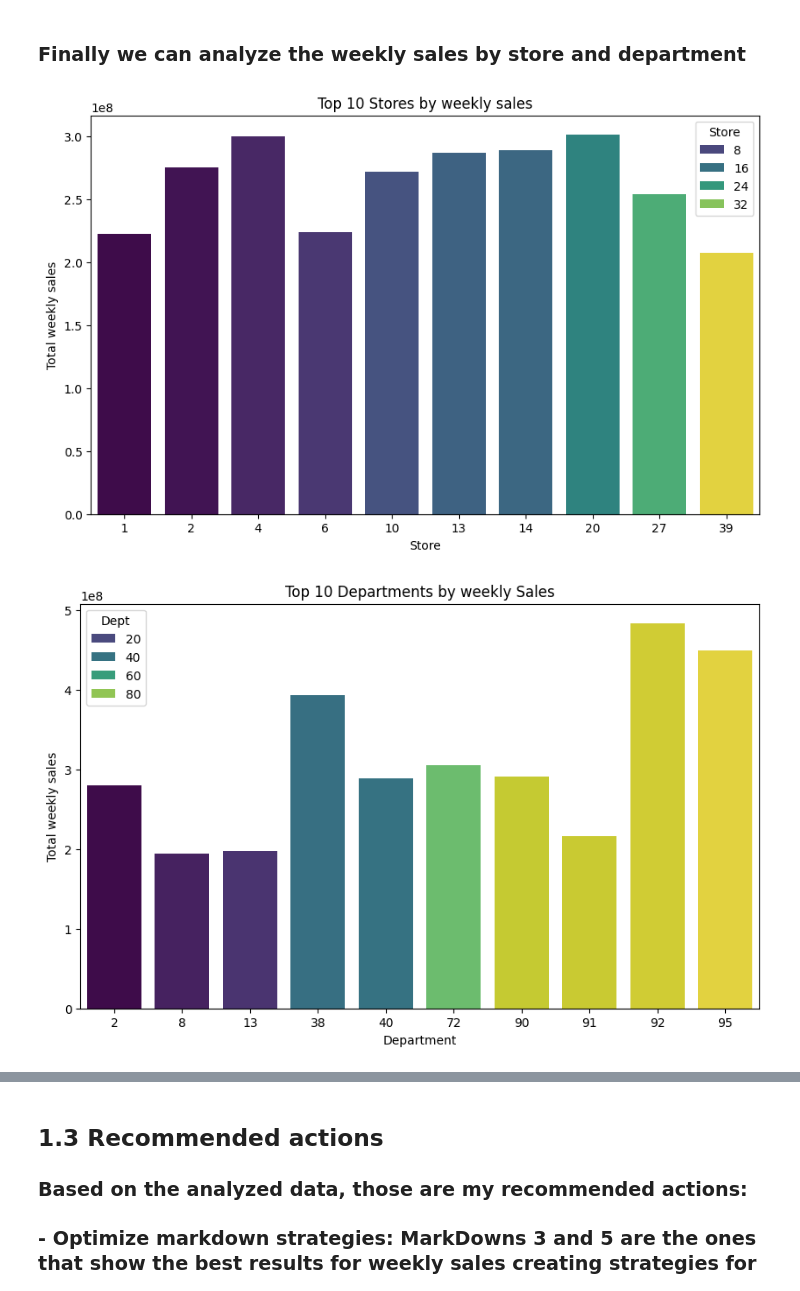
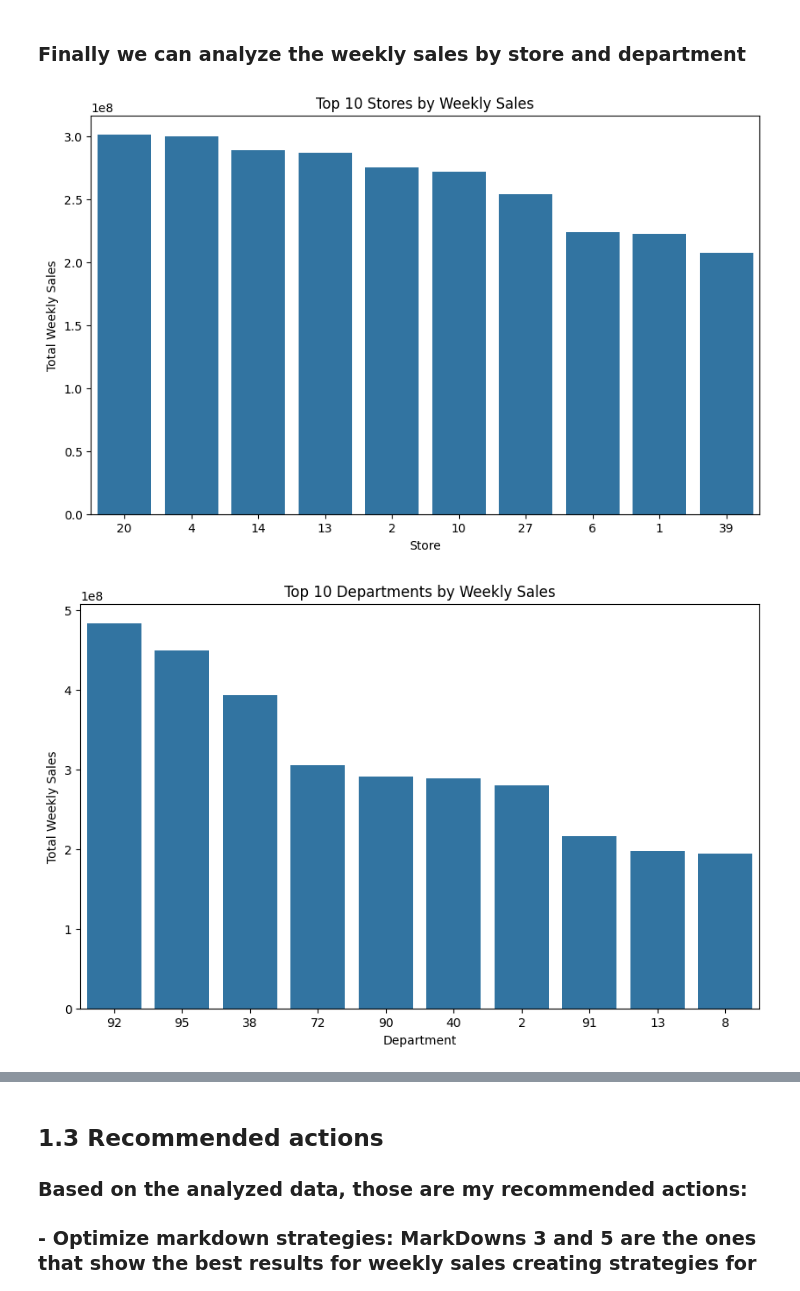
Before and after one commit to jpgianfaldoni/challenge-mle, a Jupyter notebook: presentation/presentation.ipynb, the cells around one changed output, grey strips where cells are left out. Drawn from its saved outputs; the diff is of its cells as text; code cells hidden in the pictures.

```diff
--- a/presentation/presentation.ipynb
+++ b/presentation/presentation.ipynb
@@ -167,21 +144,23 @@ shap.force_plot(explainer.expected_value, shap_values[0], subset.iloc[0])
 # %%
 sales_by_store_dept = df.groupby(['Store', 'Dept'])['Weekly_Sales'].sum().reset_index()
 sales_by_store_dept = sales_by_store_dept.sort_values(by='Weekly_Sales', ascending=False)
+
 top_stores = sales_by_store_dept.groupby('Store')['Weekly_Sales'].sum().nlargest(10).reset_index()
+top_stores = top_stores.sort_values('Weekly_Sales', ascending=False)  # Changed to descending order
 top_departments = sales_by_store_dept.groupby('Dept')['Weekly_Sales'].sum().nlargest(10).reset_index()
+top_departments = top_departments.sort_values('Weekly_Sales', ascending=False)  # Changed to descending order
 plt.figure(figsize=(10, 6))
-sns.barplot(x='Store', y='Weekly_Sales', data=top_stores, palette='viridis', hue='Store')
-plt.title('Top 10 Stores by weekly sales')
+sns.barplot(data=top_stores, x='Store', y='Weekly_Sales', order=top_stores['Store'])  # Added order parameter
+plt.title('Top 10 Stores by Weekly Sales')
 plt.xlabel('Store')
-plt.ylabel('Total weekly sales')
+plt.ylabel('Total Weekly Sales')
 plt.show()
-
 plt.figure(figsize=(10, 6))
-sns.barplot(x='Dept', y='Weekly_Sales', data=top_departments, palette='viridis', hue='Dept')
-plt.title('Top 10 Departments by weekly Sales')
+sns.barplot(data=top_departments, x='Dept', y='Weekly_Sales', order=top_departments['Dept'])  # Added order parameter
+plt.title('Top 10 Departments by Weekly Sales')
 plt.xlabel('Department')
-plt.ylabel('Total weekly sales')
+plt.ylabel('Total Weekly Sales')
 plt.show()
 # %% [output]
-[figure, old version]
+[figure, new version]
-[figure, old version]
+[figure, new version]
```
Also changed, not shown: parts of 19 cells of this notebook, 2 other files.
